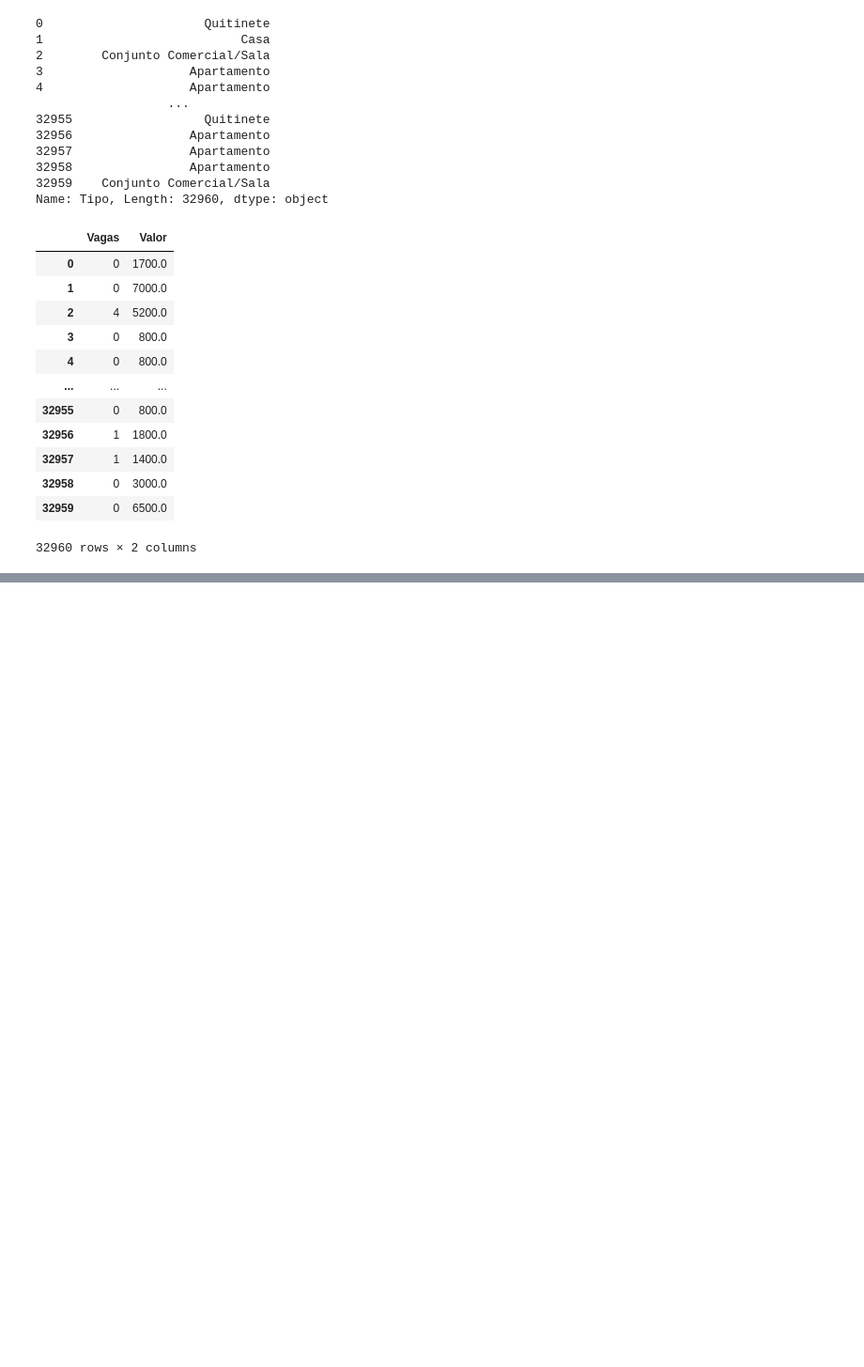
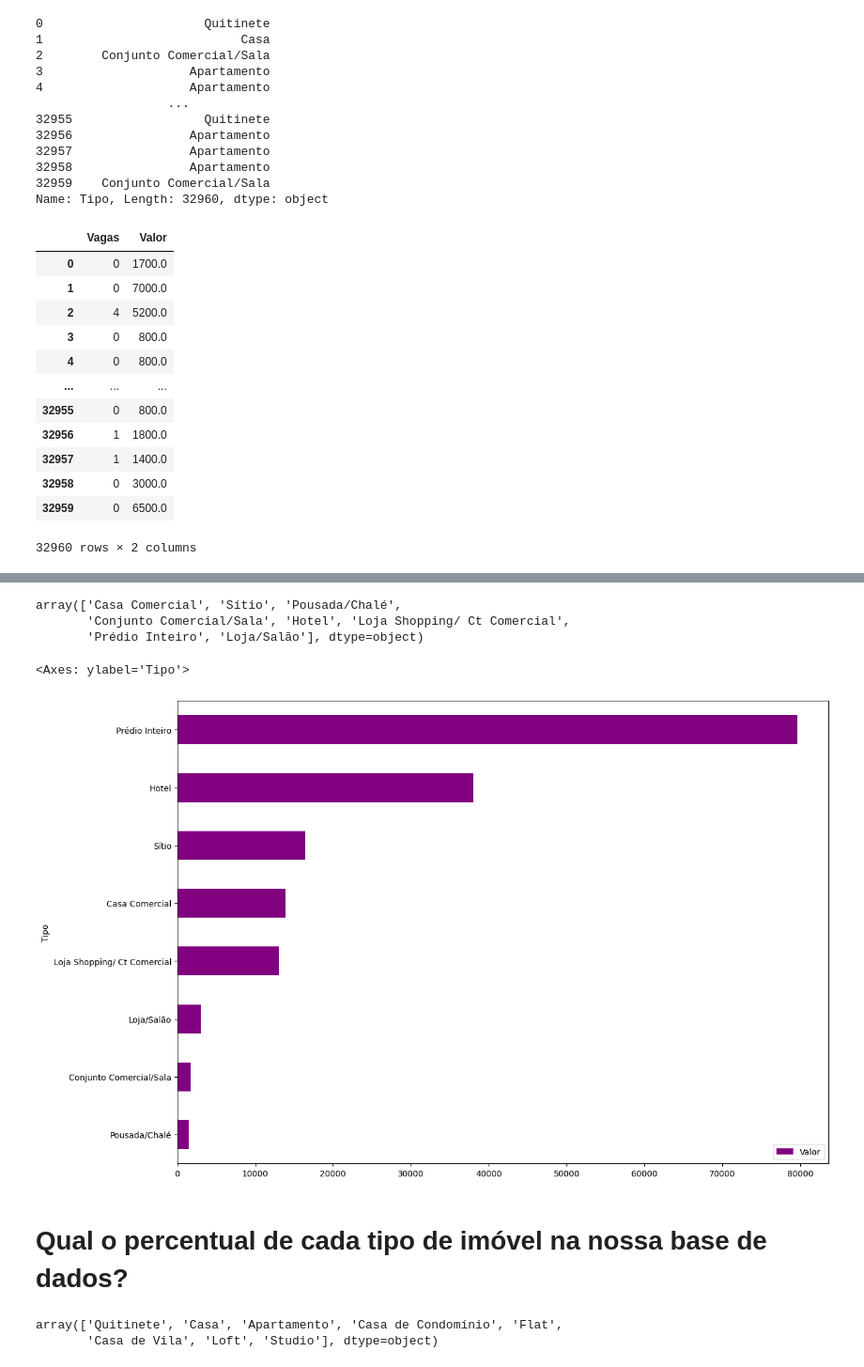
Before and after one commit to marcelosanto/alugueis-pandas, a Jupyter notebook: projeto_imobiliaria.ipynb, the cells around one changed output, grey strips where cells are left out. Shown: that part at 94% size. Cells and saved outputs as stored; diff of their text form; code cells hidden in the pictures; blank space fills up the shorter version.

```diff
--- a/projeto_imobiliaria.ipynb
+++ b/projeto_imobiliaria.ipynb
@@ -93,0 +230,19 @@ dados[['Vagas', 'Valor']]
+# %%
+df_suites.Tipo.unique()
+# %% [output]
+array(['Casa Comercial', 'Sítio', 'Pousada/Chalé',
+       'Conjunto Comercial/Sala', 'Hotel', 'Loja Shopping/ Ct Comercial',
+       'Prédio Inteiro', 'Loja/Salão'], dtype=object)
+# %%
+df_preco_tipo = df.groupby('Tipo')[['Valor']].mean().sort_values('Valor')
+df_preco_tipo.plot(kind='barh', figsize=(14,10), color='purple')
+# %% [output]
+<Axes: ylabel='Tipo'>
+[figure, added]
+# %% [markdown]
+# Qual o percentual de cada tipo de imóvel na nossa base de dados?
+# %%
+df_nao_comerciais["Tipo"].unique()
+# %% [output]
+array(['Quitinete', 'Casa', 'Apartamento', 'Casa de Condomínio', 'Flat',
+       'Casa de Vila', 'Loft', 'Studio'], dtype=object)
```
Also changed, not shown: parts of 17 cells of this notebook, 2 other files.
